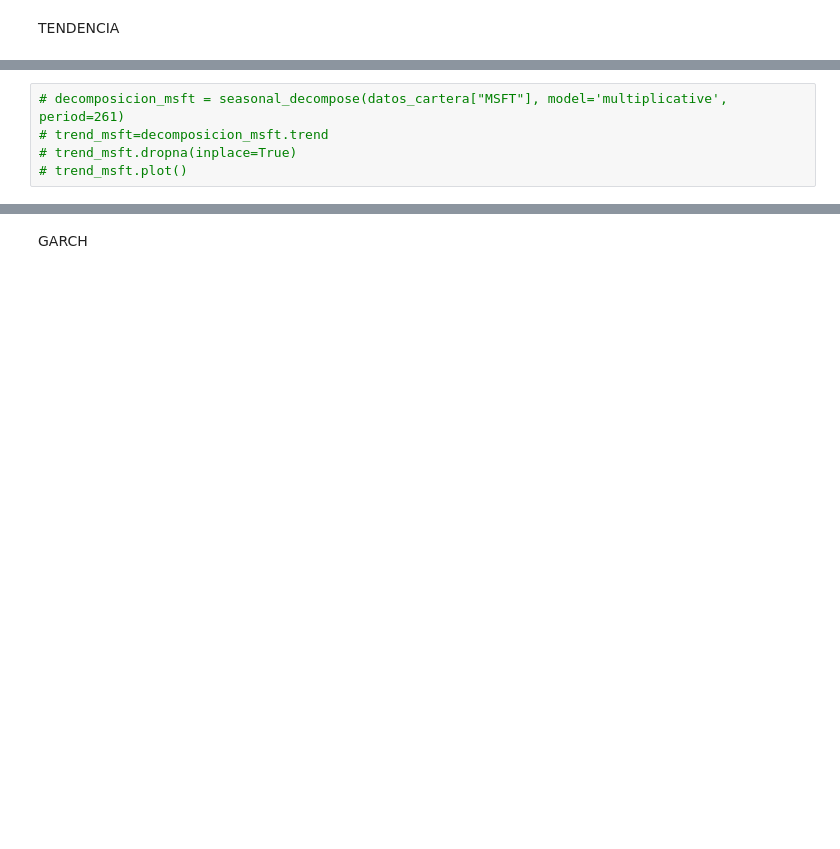
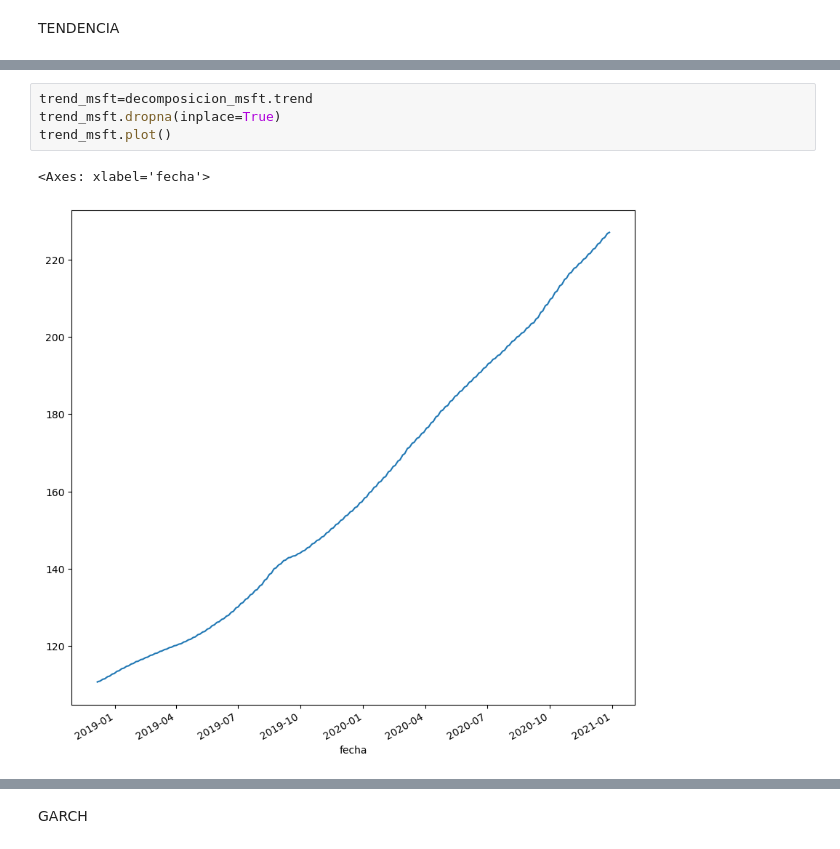
Before and after one commit to LanderAgirre/Reto_09_Azul_Oscuro, a Jupyter notebook: 4.Data_Science.ipynb, the cells around one changed output, grey strips where cells are left out. Drawn from its saved outputs; the diff is of its cells as text; blank space fills up the shorter version.

```diff
--- a/4.Data_Science.ipynb
+++ b/4.Data_Science.ipynb
@@ -277,5 +286,7 @@ datos_cartera['residuo_MSFT'].plot()
-# %%
-# decomposicion_msft = seasonal_decompose(datos_cartera["MSFT"], model='multiplicative', period=261)
-# trend_msft=decomposicion_msft.trend
-# trend_msft.dropna(inplace=True)
-# trend_msft.plot()
+# %%
+trend_msft=decomposicion_msft.trend
+trend_msft.dropna(inplace=True)
+trend_msft.plot()
+# %% [output]
+<Axes: xlabel='fecha'>
+[figure, added]
```
Also changed, not shown: parts of 47 cells of this notebook.
